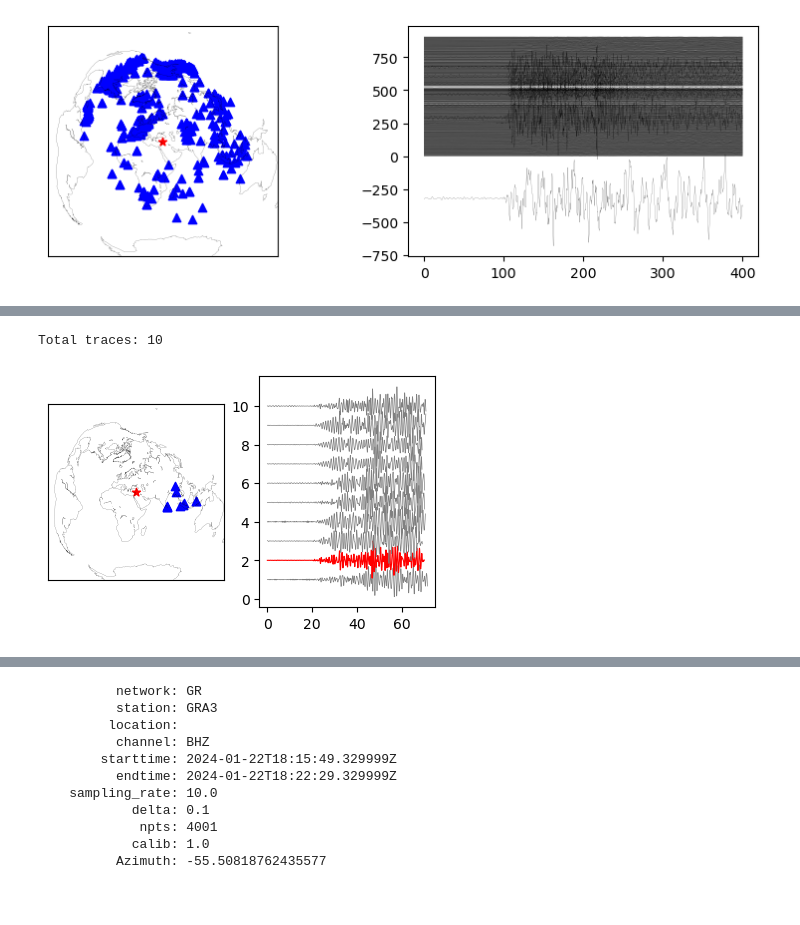
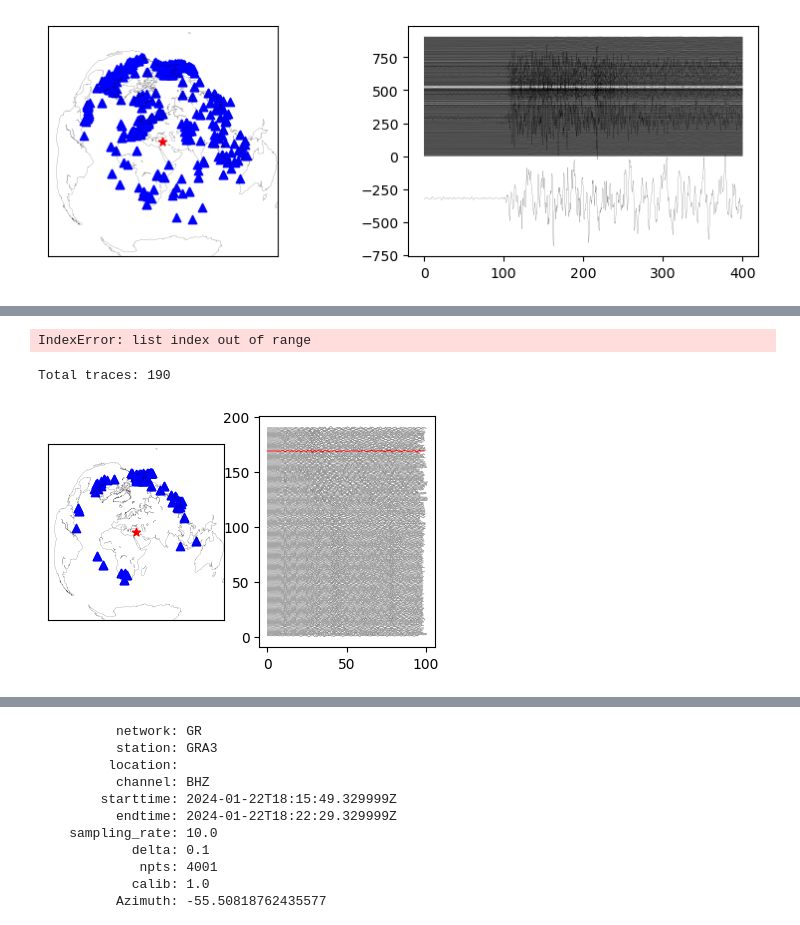
Before and after one commit to anewvauve/backprojection_anubhab, a Jupyter notebook: Array_selection.ipynb, the cells around one changed output, grey strips where cells are left out. Drawn from its saved outputs; the diff is of its cells as text; code cells hidden in the pictures; blank space fills up the shorter version.

```diff
--- a/Array_selection.ipynb
+++ b/Array_selection.ipynb
@@ -221,4 +154,5 @@ def array_selection_plot(stream,event_lat,event_long,az_min,az_max,dist_min=0,di
 # %%
+
 ##########################################################################
 # reading wavefrom data and assigning station info to them
 # I do this by haveing lists of stations with all the info read and
@@ -241,16 +175,11 @@ for t in stream_work:
             t.stats['station_latitude']  = sta_lat[ind]
             t.stats['station_longitude'] = sta_long[ind]
             t.stats['origin_time']       = origin_time
-            # arrivals                     = model.get_travel_times(source_depth_in_km=event_depth,distance_in_degree=locations2degrees(event_lat,event_long,sta_lat[ind],sta_long[ind]),phase_list=["P"])
+            #arrivals                     = model.get_travel_times(source_depth_in_km=event_depth,distance_in_degree=locations2degrees(event_lat,event_long,sta_lat[ind],sta_long[ind]),phase_list=["P"])
             arrivals                     = model.get_travel_times(source_depth_in_km=event_depth,distance_in_degree=t.stats.Dist,phase_list=["P"])
             arr                          = arrivals[0]
             t_travel                     = arr.time;
             t.stats['P_arrival']         = origin_time + t_travel
-            '''if arrivals:  #activate this if 'Key error : P_arrival' is encountered.
-                arr =arrivals[0]
-                t.stats['P_arrival']= origin_time+arr.time
-            else:
-                continue'''
             sta_sps.append(t.stats.sampling_rate)
         else:
             stream_work.remove(t)
@@ -269,8 +198,7 @@ print('Total no of traces after decimation criteria:', len(stream_work))
 # CUtting before and after P arrival
 ##########################################################################
 print('Total no of traces before data gap checks:', len(stream_work))
-#stream_work = [t for t in stream_work if 'P_arrival' in t.stats]
-stream_work=bp_lib.stream_cut_P_arrival_normalize(stream_work,Start_P_cut_time,End_P_cut_time)
+stream_work=bp_lib.stream_cut_P_arrival(stream_work,Start_P_cut_time,End_P_cut_time)
 print('Total no of traces after cutting and data gap checks ', len(stream_work))
 
 #stream_for_bp = bp_lib.snr_check(stream_cut,2,5,50)
@@ -298,10 +222,0 @@ stream_test=stream_work.copy()
-# %%
-#South Africa
-az_min=40
-az_max=70
-dist_min=40#30
-dist_max=95
-array_selection_plot(stream_test,event_lat,event_long,az_min,az_max,dist_min,dist_max,
-                    bp_l=0.8,bp_h=2.5,max_lag=20,time_before=20,time_after=20,
-                     corr_thres=0.7,t_plot_start=5,
-                     t_plot_end=100,SNR=4)
@@ -311,13 +347,28 @@ Total traces: 26
+# %%
+bp_l=0.1
+bp_u=0.5
+ref_trace=stream_sorted[1]
+tr=stream_sorted[20]
+time_before=10
+time_after=20
+max_lag=10
+ref_trace.filter('bandpass',freqmin=bp_l,freqmax=bp_u)
+tr.filter('bandpass',freqmin=bp_l,freqmax=bp_u)
+shift, value = xcorr_pick_correction(ref_trace.stats.starttime+Start_P_cut_time, ref_trace,tr.stats.starttime+Start_P_cut_time, tr,
+                t_before=time_before, t_after=time_after, cc_maxlag=max_lag,plot=True)#,filter="bandpass",filter_options={'freqmin': bp_l, 'freqmax': bp_u})
+print(shift,value)
+# %% [output]
+IndexError: list index out of range
 # %%
-#Malayasia
-az_min=80
-az_max=130
-dist_min=30#30
-dist_max=95
-array_selection_plot(stream_test,event_lat,event_long,az_min,az_max,dist_min,dist_max,
-                    bp_l=0.8,bp_h=2.5,max_lag=20,time_before=10,time_after=20,
-                     corr_thres=0.3,t_plot_start=20,
-                     t_plot_end=50,SNR=3)
+#all
+az_min=-180
+az_max=180
+dist_min=60 #30
+dist_max=90
+stream_sorted=array_selection_plot(stream_test,event_lat,event_long,az_min,az_max,dist_min,dist_max,
+                    bp_l=0.2,bp_h=2,max_lag=10,time_before=10,time_after=10,
+                     corr_thresh=0.5,t_plot_start=-1,
+                     t_plot_end=100,SNR=3)
 # %% [output]
-Total traces: 10
+Total traces: 190
-[figure, old version]
+[figure, new version]
```
Also changed, not shown: parts of 37 cells of this notebook, 24 other files.
